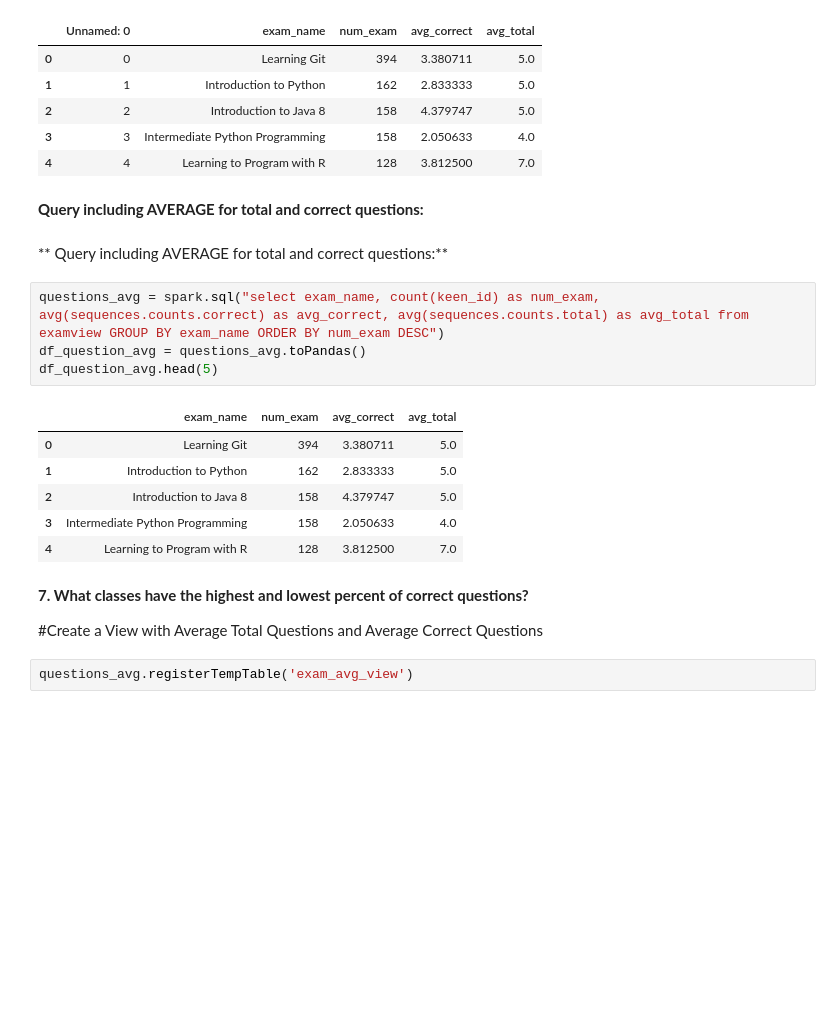
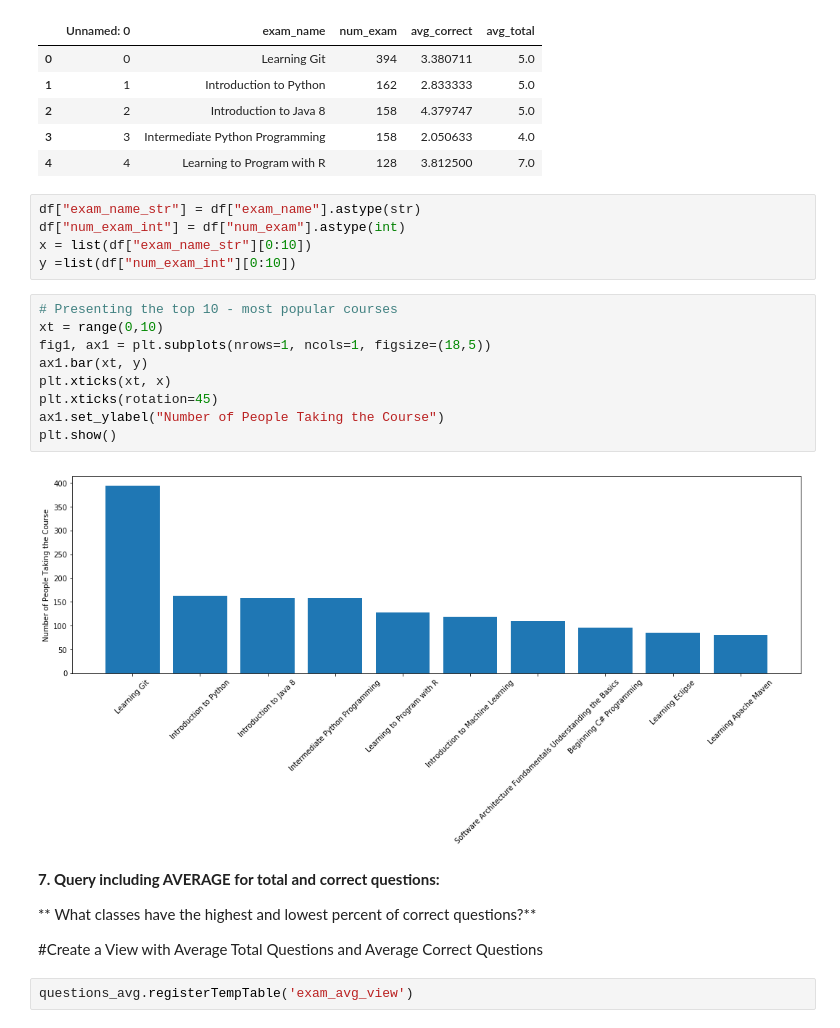
Before and after one commit to cmorenoUCB2021/cem_project2_w205, a Jupyter notebook: carlos_moreno_project2_spark.ipynb, the cells around one changed output. Drawn from its saved outputs; the diff is of its cells as text; blank space fills up the shorter version.

```diff
--- a/carlos_moreno_project2_spark.ipynb
+++ b/carlos_moreno_project2_spark.ipynb
@@ -365,23 +363,26 @@ df.head()
 | 2 | 2 | Introduction to Java 8 | 158 | 4.379747 | 5.0 |
 | 3 | 3 | Intermediate Python Programming | 158 | 2.050633 | 4.0 |
 | 4 | 4 | Learning to Program with R | 128 | 3.812500 | 7.0 |
-# %% [markdown]
-**Query including AVERAGE for total and correct questions:**
-# %% [markdown]
-** Query including AVERAGE for total and correct questions:**
-# %%
-questions_avg = spark.sql("select exam_name, count(keen_id) as num_exam, avg(sequences.counts.correct) as avg_correct, avg(sequences.counts.total) as avg_total from examview GROUP BY exam_name ORDER BY num_exam DESC")
-df_question_avg = questions_avg.toPandas()
-df_question_avg.head(5)
-# %% [output]
-|  | exam_name | num_exam | avg_correct | avg_total |
-| 0 | Learning Git | 394 | 3.380711 | 5.0 |
-| 1 | Introduction to Python | 162 | 2.833333 | 5.0 |
-| 2 | Introduction to Java 8 | 158 | 4.379747 | 5.0 |
-| 3 | Intermediate Python Programming | 158 | 2.050633 | 4.0 |
-| 4 | Learning to Program with R | 128 | 3.812500 | 7.0 |
+# %%
+df["exam_name_str"] = df["exam_name"].astype(str)
+df["num_exam_int"] = df["num_exam"].astype(int)
+x = list(df["exam_name_str"][0:10])
+y =list(df["num_exam_int"][0:10])
+# %%
+# Presenting the top 10 - most popular courses
+xt = range(0,10)
+fig1, ax1 = plt.subplots(nrows=1, ncols=1, figsize=(18,5))
+ax1.bar(xt, y)
+plt.xticks(xt, x)
+plt.xticks(rotation=45)
+ax1.set_ylabel("Number of People Taking the Course")
+plt.show()
+# %% [output]
+[figure, added]
 # %% [markdown]
-**7. What classes have the highest and lowest percent of correct questions?**
+**7. Query including AVERAGE for total and correct questions:**
+
+** What classes have the highest and lowest percent of correct questions?**
 
 #Create a View with Average Total Questions and Average Correct Questions
 # %%
```
Also changed, not shown: parts of 5 cells of this notebook, 9 other files.
